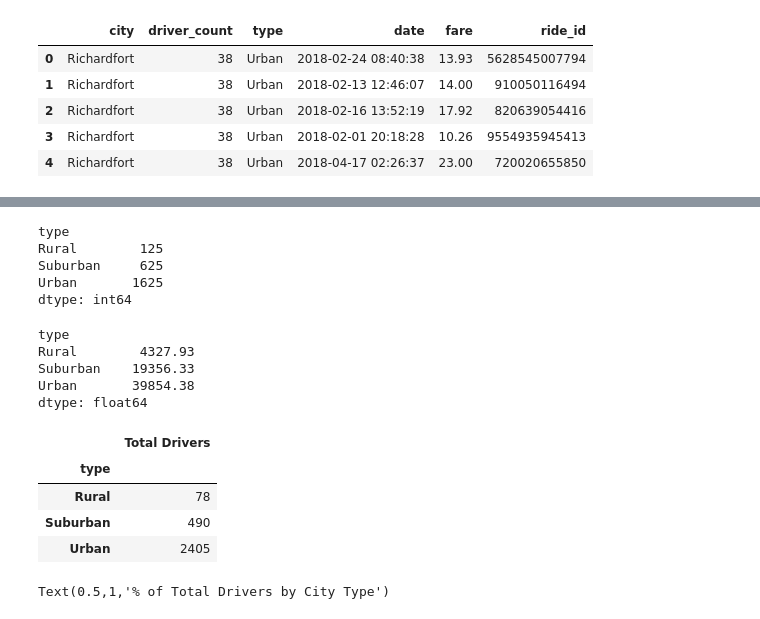
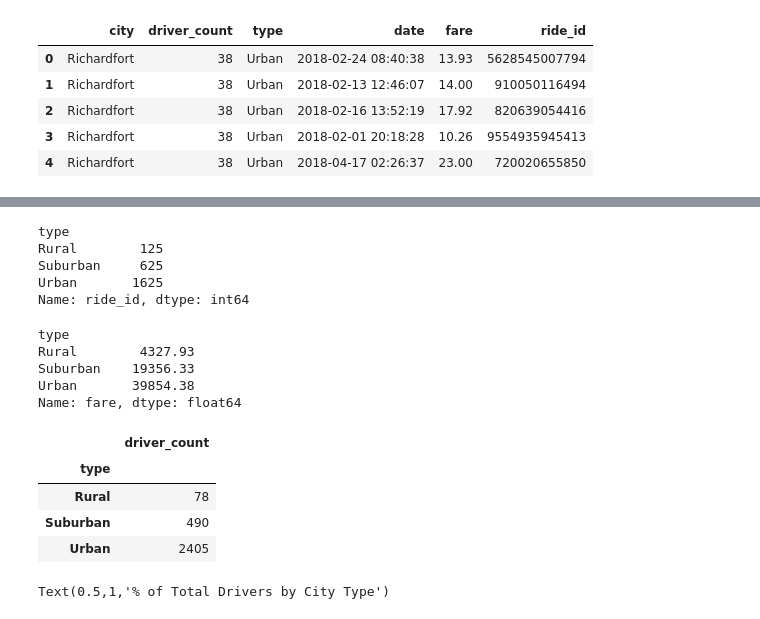
Before and after one commit to tc-sabr/Rideshare_Analysis, a Jupyter notebook: Rideshare_Analysis.ipynb, the cells around one changed output, grey strips where cells are left out. Saved outputs shown, nothing was run; the diff lists cells and outputs as text; code cells hidden in the pictures.

Commit message:
split data into type

```diff
--- a/Rideshare_Analysis.ipynb
+++ b/Rideshare_Analysis.ipynb
@@ -81,33 +106,30 @@ dtype: int64
 #total type rides
 rides_type = merged_data.groupby('type').count()
 rides_type = rides_type['ride_id']
-rides_type = rides_type.rename(columns={'ride_id':'Total Rides'})
 rides_type
 # %% [output]
 type
 Rural        125
 Suburban     625
 Urban       1625
-dtype: int64
+Name: ride_id, dtype: int64
 # %%
 #avg fare type rides
 total_fare_type = merged_data.groupby('type').sum()
 total_fare_type = total_fare_type['fare']
-total_fare_type = total_fare_type.rename(columns={'fare':'Total Fare'})
 total_fare_type
 # %% [output]
 type
 Rural        4327.93
 Suburban    19356.33
 Urban       39854.38
-dtype: float64
+Name: fare, dtype: float64
 # %%
 #total type drivers
 drivers_type = city_data.groupby('type').sum()
-drivers_type = drivers_type.rename(columns={'driver_count':"Total Drivers"})
 drivers_type
 # %% [output]
-|  | Total Drivers |
+|  | driver_count |
 | type |  |
 | Rural | 78 |
 | Suburban | 490 |
```
Also changed, not shown: parts of 6 cells of this notebook.
